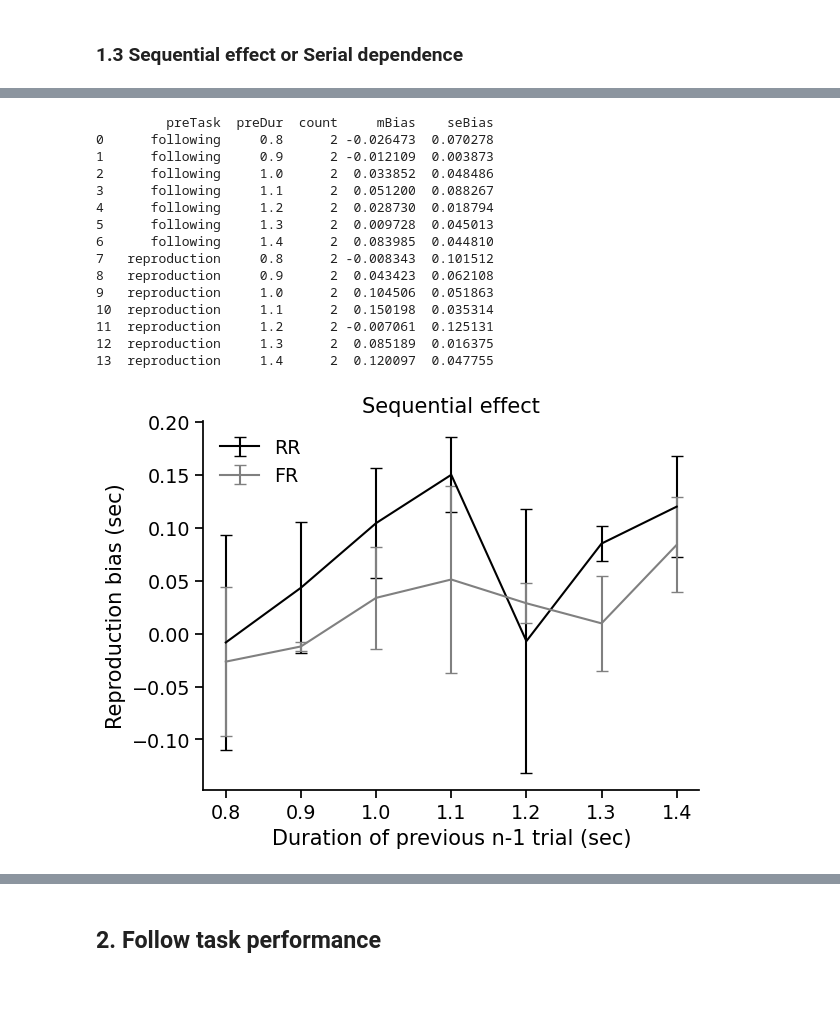
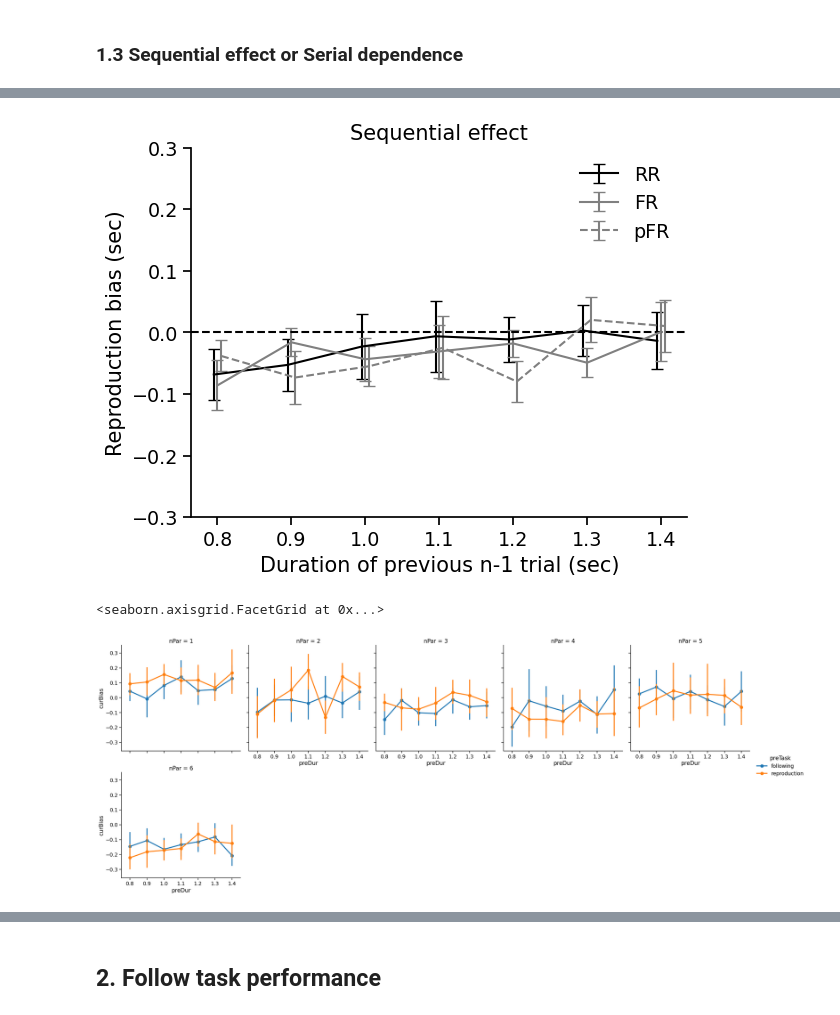
Before and after one commit to msenselab/seq_reproduction, a Jupyter notebook: data_analysis/code/dataAna.ipynb, the cells around one changed output, grey strips where cells are left out. Saved outputs shown, nothing was run; the diff lists cells and outputs as text; code cells hidden in the pictures; blank space fills up the shorter version.

```diff
--- a/data_analysis/code/dataAna.ipynb
+++ b/data_analysis/code/dataAna.ipynb
@@ -313,46 +386,46 @@ ax.spines['right'].set_visible(False)
 # %%
 # Sequential effect between RR and FR
 seqTaskPar = dataRpr_pre.groupby(['nPar', 'preTask', 'preDur']).curBias.mean().reset_index()
 seqTaskAll = seqTaskPar.groupby(['preTask', 'preDur']).\
     agg({"curBias":["count","mean","sem"]}).reset_index()
 seqTaskAll.columns = ['preTask', 'preDur', 'count', 'mBias','seBias']
-print(seqTaskAll)
+# print(seqTaskAll)
 
 # plot sequential effect between RR and JR
 data_RR = seqTaskAll.query('preTask=="reproduction"')
 data_FR = seqTaskAll.query('preTask=="following"')
+data_pFR = dataRpr_pre.query('preTask=="following"').\
+    groupby(['nPar', 'prePreCueDur']).curBias.mean().reset_index().\
+    groupby(['prePreCueDur']).agg({"curBias":["count","mean","sem"]}).reset_index()
+data_pFR.columns = ['prePreCueDur', 'count', 'mBias','seBias']
+
 fig, ax = plt.subplots()
-ax.errorbar(data_RR.preDur, data_RR.mBias, data_RR.seBias,
+ax.errorbar(data_RR.preDur-0.005, data_RR.mBias, data_RR.seBias,
              color='black', capsize=4, label='RR')
 ax.errorbar(data_FR.preDur, data_FR.mBias, data_FR.seBias,
              color='grey', capsize=4, label='FR')
-# plt.axhline(y=0, color='black', linestyle='--')
+ax.errorbar(data_pFR.prePreCueDur+0.005, data_pFR.mBias, data_pFR.seBias,
+             color='grey', capsize=4, label='pFR', linestyle='--')
+plt.axhline(y=0, color='black', linestyle='--')
 plt.xticks(data_RR.preDur)
+plt.ylim(-0.3, 0.3)
 plt.xlabel('Duration of previous n-1 trial (sec)')
 plt.ylabel('Reproduction bias (sec)')
 plt.title('Sequential effect')
 plt.legend(frameon=False)
 ax.spines['top'].set_visible(False)
 ax.spines['right'].set_visible(False)
 
-# plt.savefig(figsDir + '/SeqEff_RRvsFR.png', bbox_inches='tight')
+plt.savefig(figsDir + '/SeqEff_RRvsFR.png', bbox_inches='tight')
 # %% [output]
-         preTask  preDur  count     mBias    seBias
-0      following     0.8      2 -0.026473  0.070278
-1      following     0.9      2 -0.012109  0.003873
-2      following     1.0      2  0.033852  0.048486
-3      following     1.1      2  0.051200  0.088267
-4      following     1.2      2  0.028730  0.018794
-5      following     1.3      2  0.009728  0.045013
-6      following     1.4      2  0.083985  0.044810
-7   reproduction     0.8      2 -0.008343  0.101512
-8   reproduction     0.9      2  0.043423  0.062108
-9   reproduction     1.0      2  0.104506  0.051863
-10  reproduction     1.1      2  0.150198  0.035314
-11  reproduction     1.2      2 -0.007061  0.125131
-12  reproduction     1.3      2  0.085189  0.016375
-13  reproduction     1.4      2  0.120097  0.047755
-[figure, old version]
+[figure, new version]
+# %%
+# quickly visualize the individual data
+sns.catplot(data = dataRpr_pre, kind = 'point',
+            x = 'preDur', y = 'curBias', hue='preTask', col = 'nPar', col_wrap = 5)
+# %% [output]
+<seaborn.axisgrid.FacetGrid at 0x...>
+[figure, added]
 # %%
 # calculate SDI and plot
 dataRR = dataRpr_pre.query('preTask=="reproduction"')
```
Also changed, not shown: parts of 28 cells of this notebook, 25 other files.
